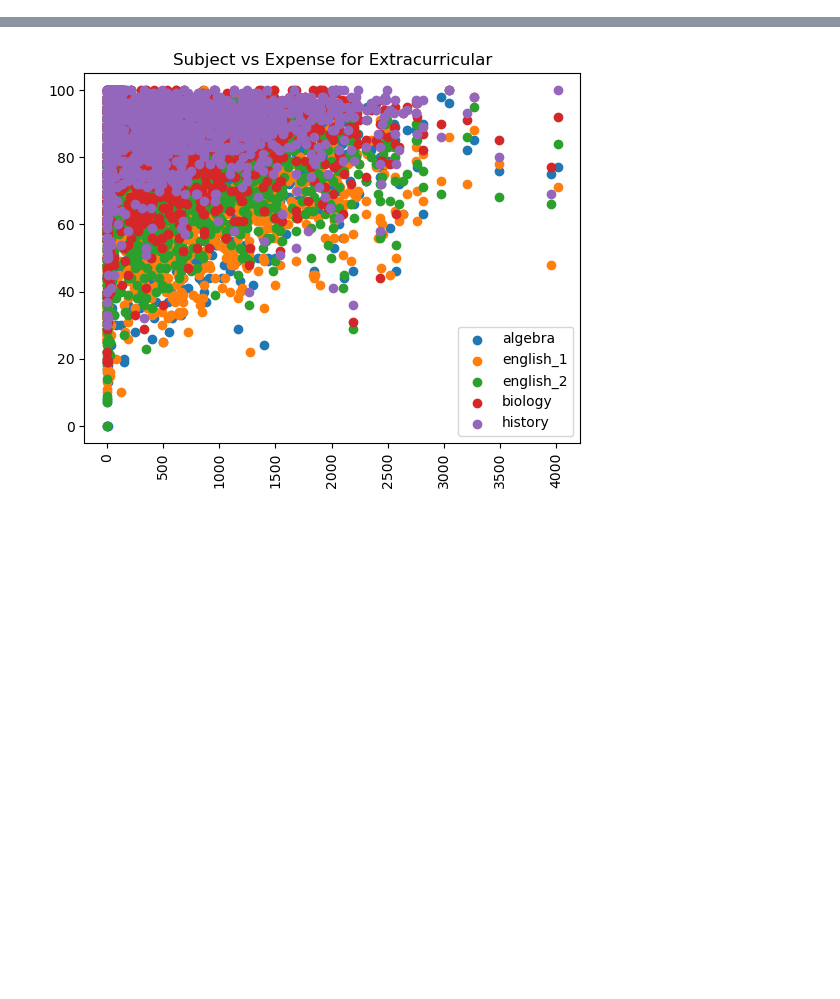
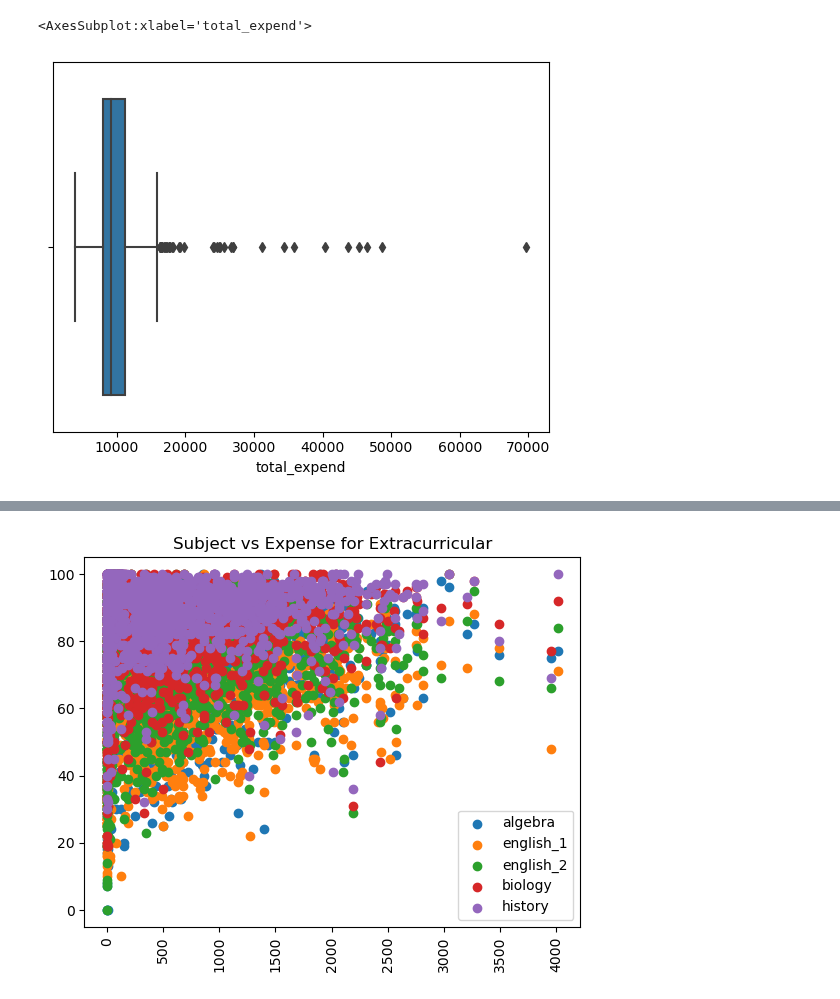
Before and after one commit to college-readiness-preds/capstone_readiness, a Jupyter notebook: bill_folder/random_stuff.ipynb, the cells around one changed output, grey strips where cells are left out. Saved outputs shown, nothing was run; the diff lists cells and outputs as text; code cells hidden in the pictures; blank space fills up the shorter version.

```diff
--- a/bill_folder/random_stuff.ipynb
+++ b/bill_folder/random_stuff.ipynb
@@ -11,0 +31,5 @@ df = prepare.clean_df()
+# %%
+sns.boxplot(high.total_expend)
+# %% [output]
+<AxesSubplot:xlabel='total_expend'>
+[figure, added]
```
Also changed, not shown: parts of 14 cells of this notebook, 1 other file.
